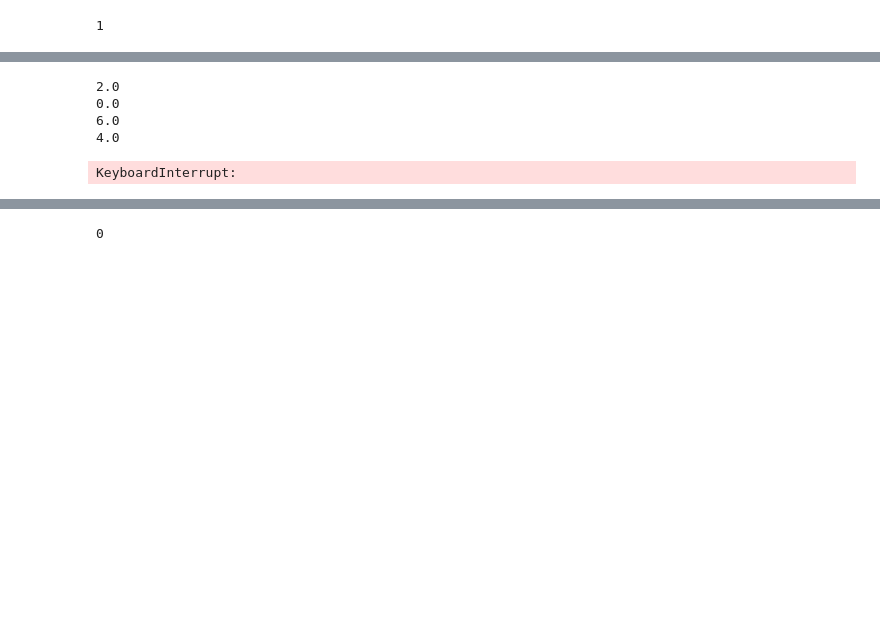
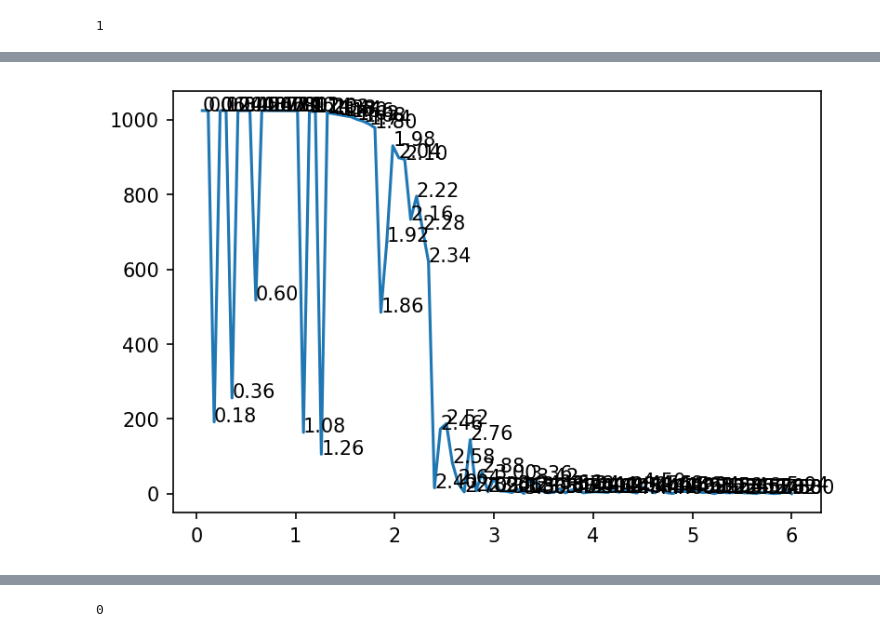
Before and after one commit to ashmat98/ising-model, a Jupyter notebook: python/test.ipynb, the cells around one changed output, grey strips where cells are left out. Cells and saved outputs as stored; diff of their text form; code cells hidden in the pictures; blank space fills up the shorter version.

```diff
--- a/python/test.ipynb
+++ b/python/test.ipynb
@@ -69,19 +53,13 @@ fraction: 0.10
 # %%
-pool = Pool(4)
+pool = Pool(7)
-# %% [output]
-2.0
-0.0
-6.0
-4.0
 # %%
-runs = 20
+runs = 100
+Ts = np.linspace(0,6,runs+1)[1:]
 result = pool.starmap(to_run,
         np.stack((np.arange(runs),
-                  [100_000_000]*runs, # steps
-                  np.linspace(0,20,runs), # temperature
+                  [10_000_000]*runs, # steps
+                  Ts, # temperature
                   [32]*runs, # lattice size
                   [10]*runs, # frequency
                   np.random.randint(0,1000000, runs)), axis=1)
     )
-# %% [output]
-KeyboardInterrupt:
@@ -88,3 +73,9 @@ KeyboardInterrupt:
+# %%
+plt.errorbar(Ts, np.abs(meanMs),yerr=errMs)
+for t, m in zip(Ts, np.abs(meanMs)):
+    plt.gca().annotate(f'{t:0.2f}', (t,m))
+# %% [output]
+[figure, added]
 # %%
 sp = 1
 
```
Also changed, not shown: parts of 15 cells of this notebook, 6 other files.
